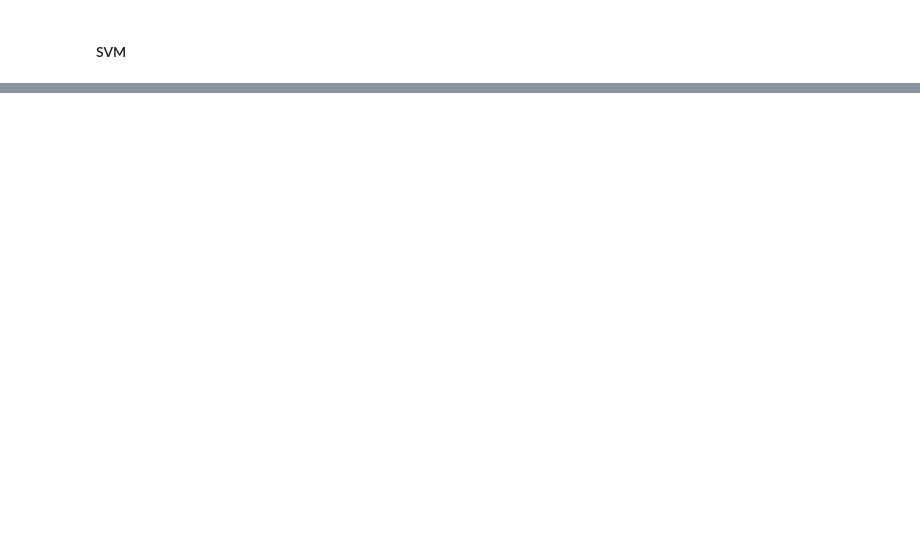
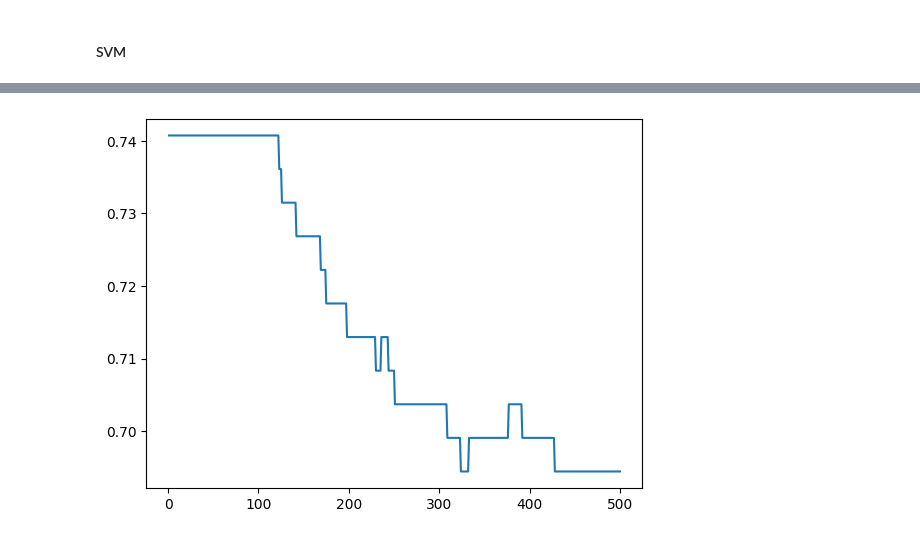
Before and after one commit to claireboyd/dirty_comments_and_clean_plates, a Jupyter notebook: models/model_framework.ipynb, the cells around one changed output, grey strips where cells are left out. Drawn from its saved outputs; the diff is of its cells as text; code cells hidden in the pictures; blank space fills up the shorter version.

```diff
--- a/models/model_framework.ipynb
+++ b/models/model_framework.ipynb
@@ -304,0 +319,21 @@ plot_accuracies(swm_val_accuracies)
+# %%
+class LogisticRegressionwithOnlyFeatures(torch.nn.Module):
+   def __init__(self, feature_dim, output_dim):
+      super(LogisticRegressionwithOnlyFeatures, self).__init__()
+      self.linear = torch.nn.Linear(feature_dim, output_dim)
+
+   def forward(self, features):
+      z = self.linear(features)
+      y_hat = torch.sigmoid(z)
+      return y_hat
+# %%
+feature_dim = len(FEATURES)
+output_dim = 2 #probabilities for two output classes
+
+log_regr_model = LogisticRegressionwithOnlyFeatures(feature_dim, output_dim)
+epochs = 500
+lr = 1e-04
+optimizer = torch.optim.SGD(log_regr_model.parameters(), lr=lr)
+loss_function = nn.NLLLoss()
+
+log_regr_val_accuracies_with_ONLY_features = train_model(log_regr_model, train_dataloader, val_dataloader, optimizer, loss_function, epochs, include_features="only")
@@ -304,0 +346,4 @@ plot_accuracies(swm_val_accuracies)
+# %%
+plot_accuracies(log_regr_val_accuracies_with_ONLY_features)
+# %% [output]
+[figure, added]
```
Also changed, not shown: parts of 20 cells of this notebook, 1 other file.
